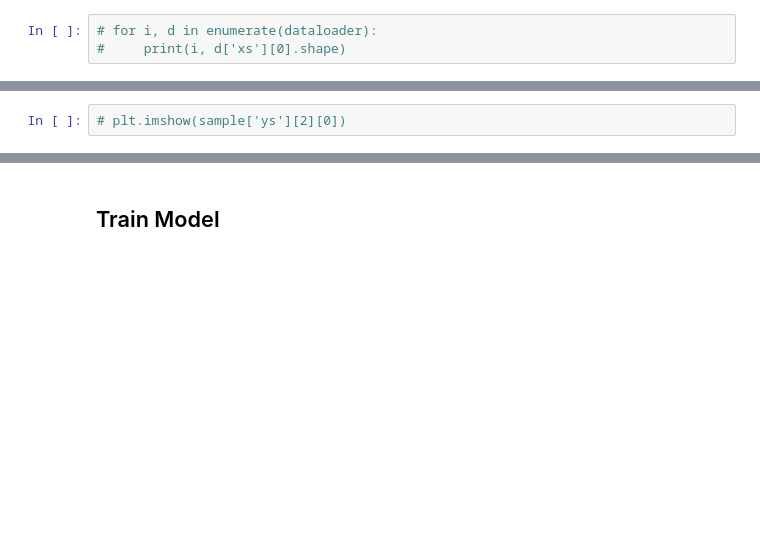
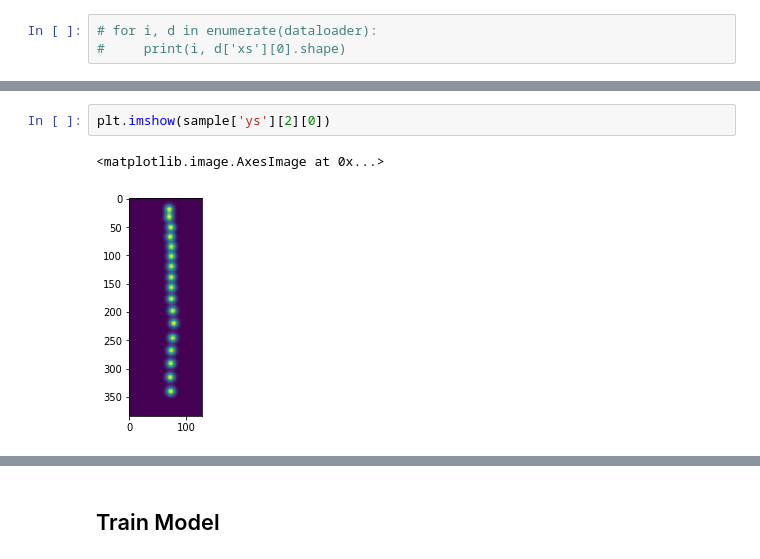
Before and after one commit to Arnav0400/Spine-Corner-Net, a Jupyter notebook: Notebooks/Train.ipynb, the cells around one changed output, grey strips where cells are left out. Drawn from its saved outputs; the diff is of its cells as text; blank space fills up the shorter version.

```diff
--- a/Notebooks/Train.ipynb
+++ b/Notebooks/Train.ipynb
@@ -30,3 +40,6 @@ sample = data.__getitem__(394)
 # %%
-# plt.imshow(sample['ys'][2][0])
+plt.imshow(sample['ys'][2][0])
+# %% [output]
+<matplotlib.image.AxesImage at 0x...>
+[figure, added]
 # %%
```
Also changed, not shown: parts of 22 cells of this notebook, 12 other files.
